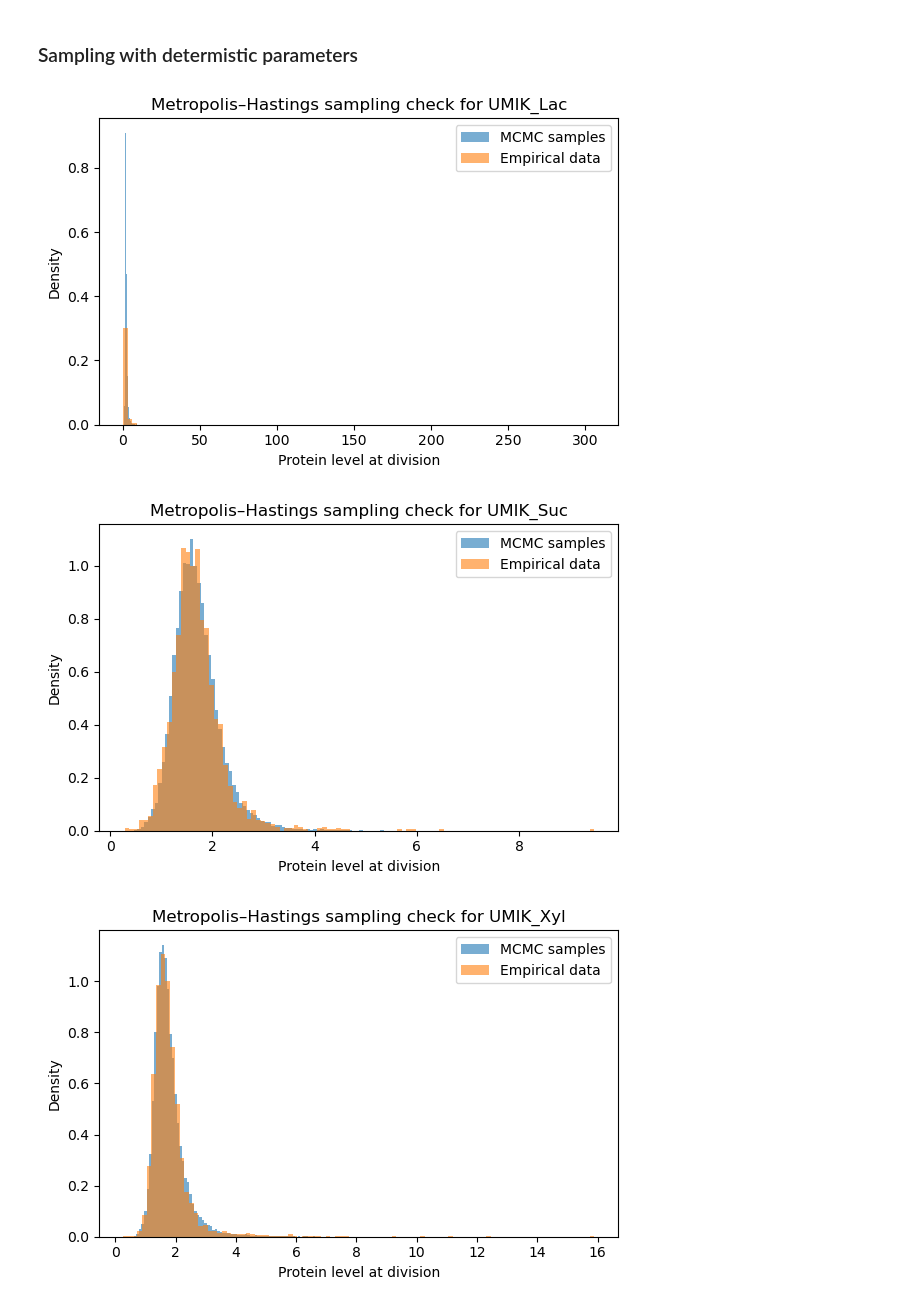
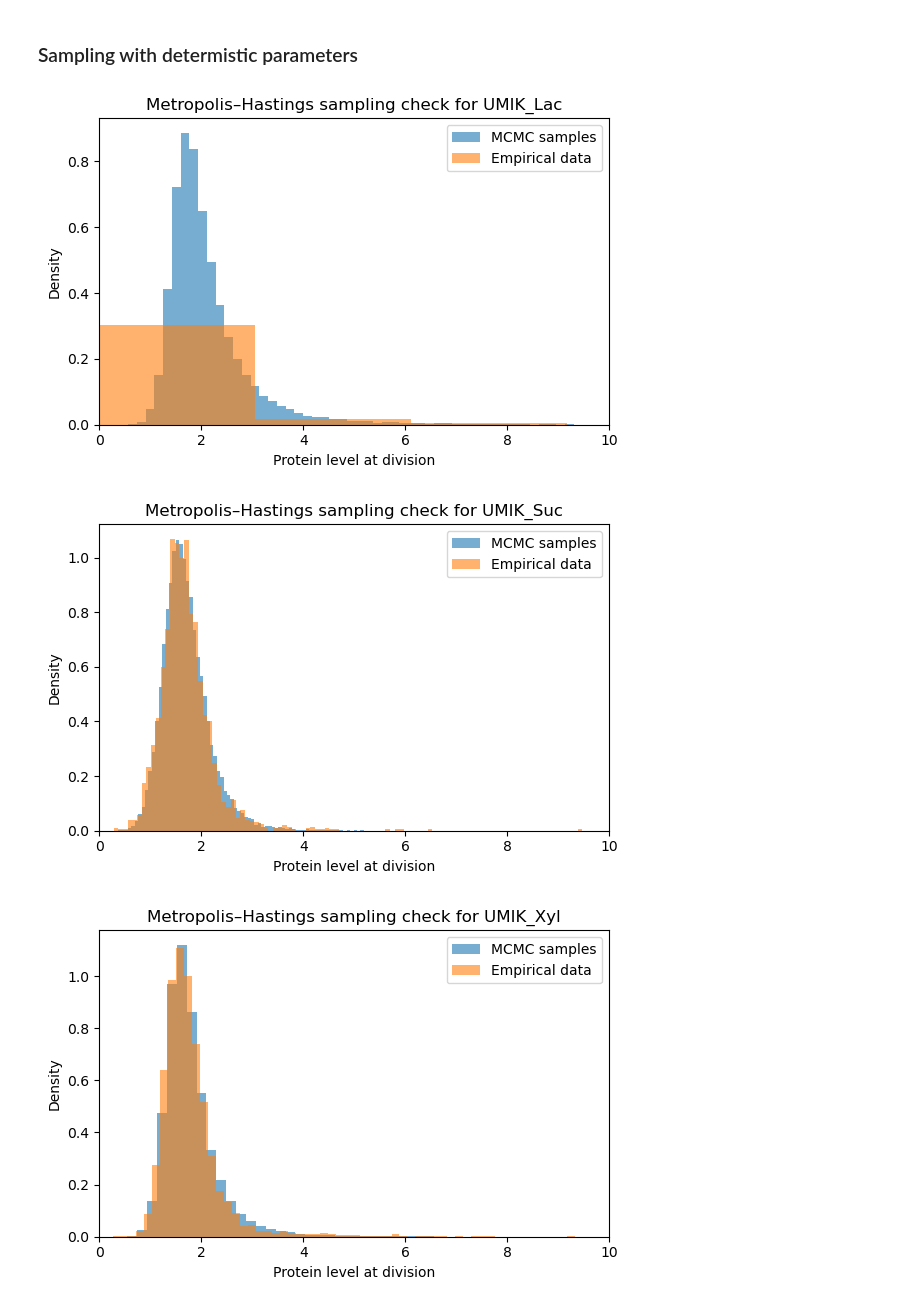
Before and after one commit to Vladi700/PoD_microbial_growth, a Jupyter notebook: empirical_hazard.ipynb, the cells around one changed output. Cells and saved outputs as stored; diff of their text form; code cells hidden in the pictures.

```diff
--- a/empirical_hazard.ipynb
+++ b/empirical_hazard.ipynb
@@ -68,10 +47,13 @@ for name, df in dfs.items():
 # We used lenght instead of mass
 # %%
 hazards = []
+i = 0
 for name, df in dfs.items():
     grid, h, survival = hazard_function_empirical_protein(df)
     mask = h > 0 #remove all the values where the hazard function is 0, is this the right thing to do?
     hazards.append((name, grid[:-1][mask], h[mask]))
+    i += 1
+    print(i)
 
 n_plots = len(hazards)
 n_cols   = 3
@@ -258,13 +233,5 @@ Text(0.5, 1.0, 'Scatter Plot of Fitting Parameters T - k')
 # %% [markdown]
 # Hazard function from survial fit (DMa)
-# %%
-grid = hazards[1][1]
-h = hazards[1][2]
-survival = hazards[1][3]
-# %%
-popt, _ = curve_fit(generalized_logistic_survival, grid, survival, p0=[1, 1, 1])
-grid_fit = np.linspace(min(grid), max(grid), len(grid))
-survival_fit = generalized_logistic_survival(grid_fit, *popt)
 # %%
 plt.plot(grid, survival, lw=1.5, label='Empirical')
 plt.plot(grid_fit, survival_fit, label='Logistic Fit')
@@ -289,16 +255,0 @@ Text(0.5, 1.0, 'hazard from survival fit (DMa)')
-# %%
-u = grid_fit
-
-log_l_vals=np.empty(u.shape[0])
-
-for i,u_i in enumerate(u):
-    params_val = [u_i ,v_true,omega2_true,alpha2_true,beta2_true,alpha1_true,scale1_true]
-    log_l_vals[i]=model2.log_likelihood(params_val,initial_mass,lineagest,timest,alphast,fst)
-
-
-plt.plot(u,log_l_vals ,lw=2, ls='dashed', color='blue',  label='')
-plt.title("Likelihood with u variable")
-plt.ylabel(" log(likelihood) value")
-plt.xlabel(" u value")
-plt.show()
-print("True values:", initial_values)
@@ -331,20 +280,21 @@ def metropolis_hastings(unnorm_pdf, alpha, k, tau, n_samples=100000, proposal_wi
 # %%
 for i in range(len(fittingParams['a'])):
     alpha, k, tau = fittingParams['a'][i], fittingParams['k'][i] , fittingParams['T'][i]
     samples = metropolis_hastings(protein_levels_at_division_pdf, alpha, k, tau)
 
     posterior_samples = samples
     empirical_protein_level = dfs[names[i]]["protein_level"]
     plt.figure(figsize=(6, 4))
     plt.hist(posterior_samples, bins=100, density=True, alpha=0.6, label="MCMC samples", color='C0')
     plt.hist(empirical_protein_level, bins=100, density=True, alpha=0.6, label="Empirical data", color='C1')
+    plt.xlim(0, 10)
 
     plt.xlabel("Protein level at division")
     plt.ylabel("Density")
     plt.title(f"Metropolis–Hastings sampling check for {names[i]}")
     plt.legend()
     plt.tight_layout()
 # %% [output]
-[figure, old version]
+[figure, new version]
-[figure, old version]
+[figure, new version]
-[figure, old version]
+[figure, new version]
```
Also changed, not shown: parts of 22 cells of this notebook, 2 other files.
